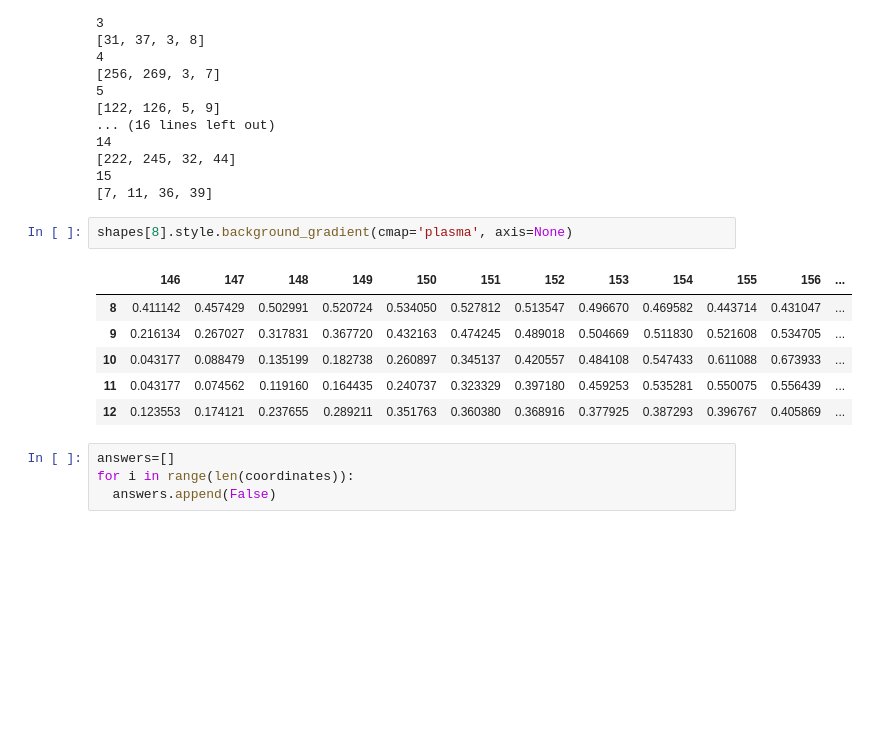
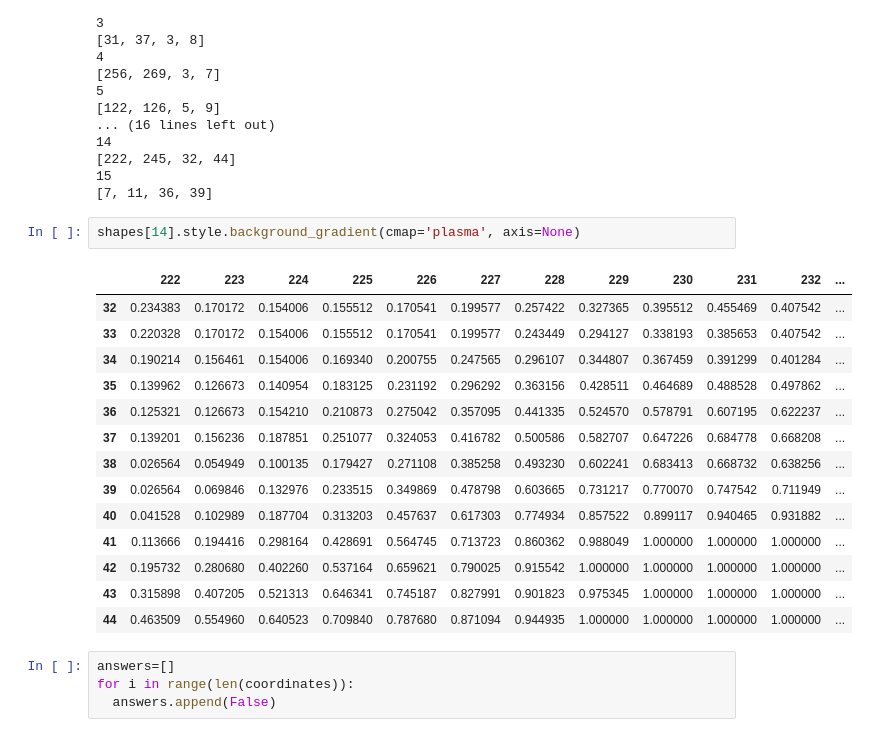
Before and after one commit to AlexanderVinarsky/Muography_Research, a Jupyter notebook: Muography_Research.ipynb, the cells around one changed output. Cells and saved outputs as stored; diff of their text form; blank space fills up the shorter version.

```diff
--- a/Muography_Research.ipynb
+++ b/Muography_Research.ipynb
@@ -73,14 +97,22 @@ for i in range(len(coordinates)):
 15
 [7, 11, 36, 39]
 # %%
-shapes[8].style.background_gradient(cmap='plasma', axis=None)
+shapes[14].style.background_gradient(cmap='plasma', axis=None)
 # %% [output]
-|  | 146 | 147 | 148 | 149 | 150 | 151 | 152 | 153 | 154 | 155 | 156 | ... |
-| 8 | 0.411142 | 0.457429 | 0.502991 | 0.520724 | 0.534050 | 0.527812 | 0.513547 | 0.496670 | 0.469582 | 0.443714 | 0.431047 | ... |
-| 9 | 0.216134 | 0.267027 | 0.317831 | 0.367720 | 0.432163 | 0.474245 | 0.489018 | 0.504669 | 0.511830 | 0.521608 | 0.534705 | ... |
-| 10 | 0.043177 | 0.088479 | 0.135199 | 0.182738 | 0.260897 | 0.345137 | 0.420557 | 0.484108 | 0.547433 | 0.611088 | 0.673933 | ... |
-| 11 | 0.043177 | 0.074562 | 0.119160 | 0.164435 | 0.240737 | 0.323329 | 0.397180 | 0.459253 | 0.535281 | 0.550075 | 0.556439 | ... |
-| 12 | 0.123553 | 0.174121 | 0.237655 | 0.289211 | 0.351763 | 0.360380 | 0.368916 | 0.377925 | 0.387293 | 0.396767 | 0.405869 | ... |
+|  | 222 | 223 | 224 | 225 | 226 | 227 | 228 | 229 | 230 | 231 | 232 | ... |
+| 32 | 0.234383 | 0.170172 | 0.154006 | 0.155512 | 0.170541 | 0.199577 | 0.257422 | 0.327365 | 0.395512 | 0.455469 | 0.407542 | ... |
+| 33 | 0.220328 | 0.170172 | 0.154006 | 0.155512 | 0.170541 | 0.199577 | 0.243449 | 0.294127 | 0.338193 | 0.385653 | 0.407542 | ... |
+| 34 | 0.190214 | 0.156461 | 0.154006 | 0.169340 | 0.200755 | 0.247565 | 0.296107 | 0.344807 | 0.367459 | 0.391299 | 0.401284 | ... |
+| 35 | 0.139962 | 0.126673 | 0.140954 | 0.183125 | 0.231192 | 0.296292 | 0.363156 | 0.428511 | 0.464689 | 0.488528 | 0.497862 | ... |
+| 36 | 0.125321 | 0.126673 | 0.154210 | 0.210873 | 0.275042 | 0.357095 | 0.441335 | 0.524570 | 0.578791 | 0.607195 | 0.622237 | ... |
+| 37 | 0.139201 | 0.156236 | 0.187851 | 0.251077 | 0.324053 | 0.416782 | 0.500586 | 0.582707 | 0.647226 | 0.684778 | 0.668208 | ... |
+| 38 | 0.026564 | 0.054949 | 0.100135 | 0.179427 | 0.271108 | 0.385258 | 0.493230 | 0.602241 | 0.683413 | 0.668732 | 0.638256 | ... |
+| 39 | 0.026564 | 0.069846 | 0.132976 | 0.233515 | 0.349869 | 0.478798 | 0.603665 | 0.731217 | 0.770070 | 0.747542 | 0.711949 | ... |
+| 40 | 0.041528 | 0.102989 | 0.187704 | 0.313203 | 0.457637 | 0.617303 | 0.774934 | 0.857522 | 0.899117 | 0.940465 | 0.931882 | ... |
+| 41 | 0.113666 | 0.194416 | 0.298164 | 0.428691 | 0.564745 | 0.713723 | 0.860362 | 0.988049 | 1.000000 | 1.000000 | 1.000000 | ... |
+| 42 | 0.195732 | 0.280680 | 0.402260 | 0.537164 | 0.659621 | 0.790025 | 0.915542 | 1.000000 | 1.000000 | 1.000000 | 1.000000 | ... |
+| 43 | 0.315898 | 0.407205 | 0.521313 | 0.646341 | 0.745187 | 0.827991 | 0.901823 | 0.975345 | 1.000000 | 1.000000 | 1.000000 | ... |
+| 44 | 0.463509 | 0.554960 | 0.640523 | 0.709840 | 0.787680 | 0.871094 | 0.944935 | 1.000000 | 1.000000 | 1.000000 | 1.000000 | ... |
 # %%
 answers=[]
 for i in range(len(coordinates)):
```
Also changed, not shown: parts of 16 cells of this notebook.
